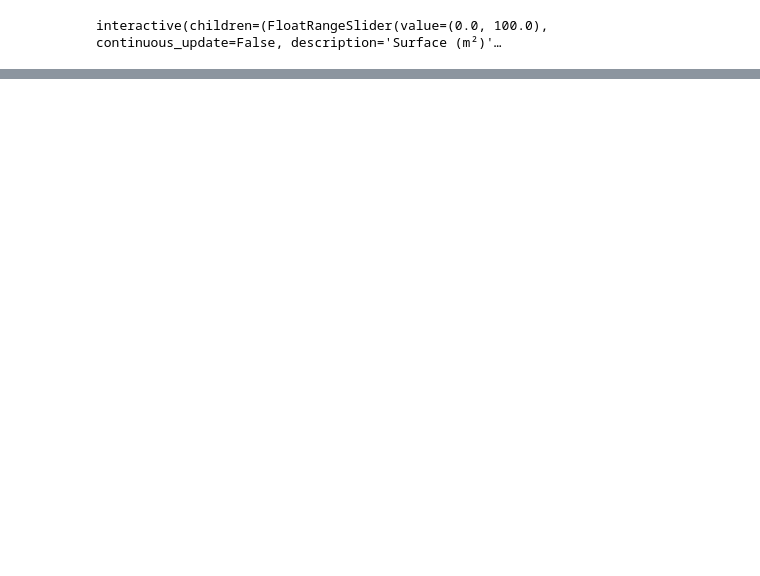
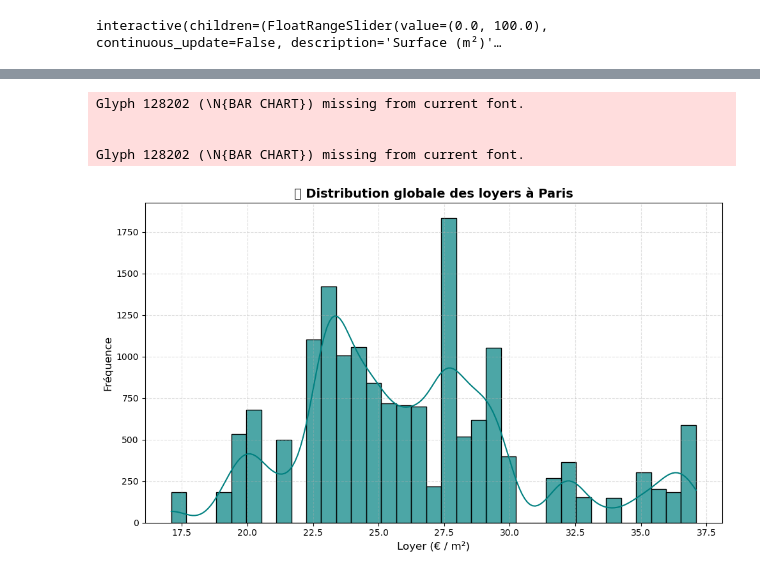
Before and after one commit to BaptVic78/AnalyseDonneesFoncieres, a Jupyter notebook: visualisation.ipynb, the cells around one changed output, grey strips where cells are left out. Cells and saved outputs as stored; diff of their text form; code cells hidden in the pictures; blank space fills up the shorter version.

```diff
--- a/visualisation.ipynb
+++ b/visualisation.ipynb
@@ -169,0 +215,42 @@ interactive(children=(FloatRangeSlider(value=(0.0, 100.0), continuous_update=Fal
+# %%
+import pandas as pd
+import seaborn as sns
+import matplotlib.pyplot as plt
+
+# 1️⃣ Chargement du fichier
+df = pd.read_csv("dvf_loyers.csv", sep=';', encoding='utf-8')
+
+# 2️⃣ Création de la colonne "Loyers de référence" si elle n’existe pas
+if 'Loyers de référence' not in df.columns and 'loyer_ref_m2' in df.columns:
+    df['Loyers de référence'] = df['loyer_ref_m2']
+
+# 3️⃣ Nettoyage
+df = df.dropna(subset=['Loyers de référence'])
+df['Loyers de référence'] = df['Loyers de référence'].astype(float)
+
+# 🔧 Filtrage pour ne garder que les loyers cohérents
+df = df[(df['Loyers de référence'] >= 15) & (df['Loyers de référence'] <= 45)]
+
+# 4️⃣ Histogramme optimisé
+plt.figure(figsize=(10,6))
+sns.histplot(
+    df['Loyers de référence'],
+    bins=35,              # ➕ plus de bins pour une meilleure finesse
+    color='teal',
+    kde=True,
+    edgecolor='black',
+    alpha=0.7
+)
+
+plt.title("📊 Distribution globale des loyers à Paris", fontsize=14, fontweight='bold')
+plt.xlabel("Loyer (€ / m²)", fontsize=12)
+plt.ylabel("Fréquence", fontsize=12)
+plt.grid(True, linestyle='--', alpha=0.4)
+plt.tight_layout()
+plt.show()
+# %% [output]
+Glyph 128202 (\N{BAR CHART}) missing from current font.
+
+
+Glyph 128202 (\N{BAR CHART}) missing from current font.
+[figure, added]
```
Also changed, not shown: parts of 4 cells of this notebook.
